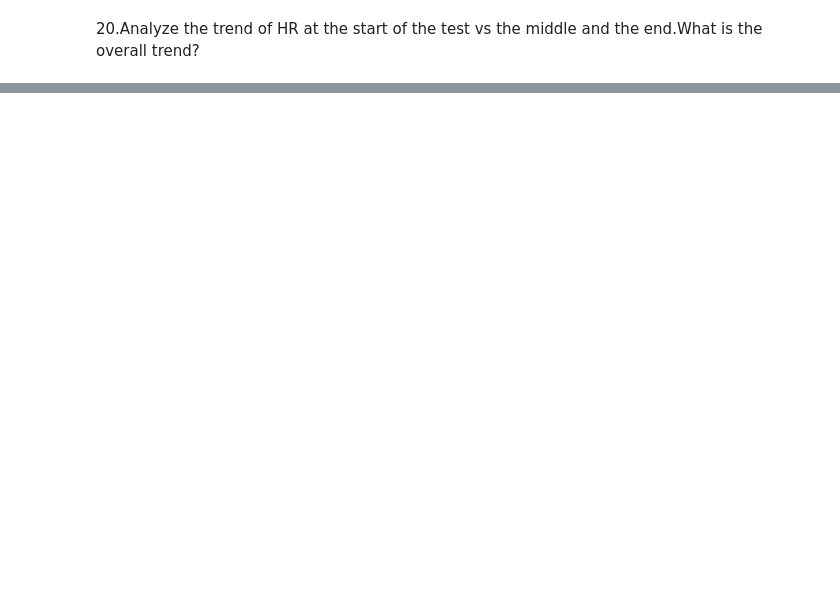
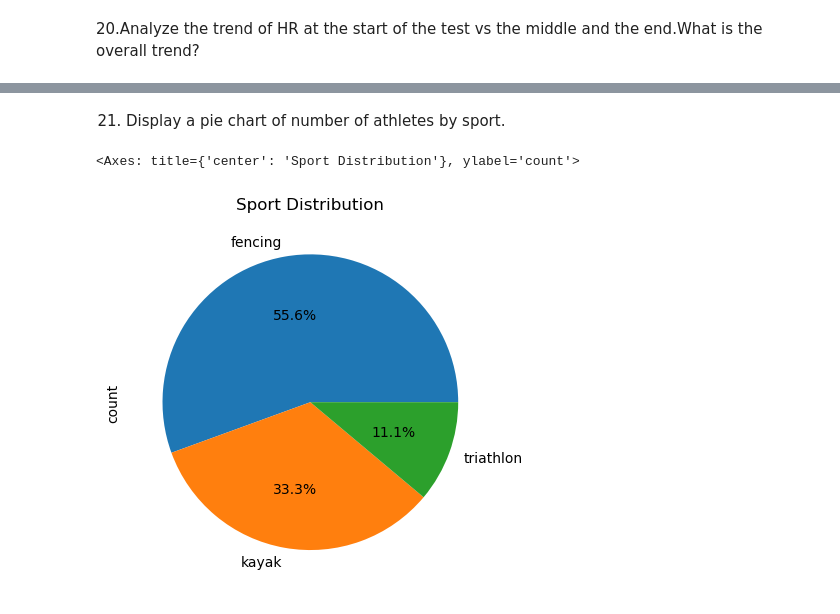
Before and after one commit to anuvarsha2642/3_Code_Rangers_PythonHackathon_Aug24, a Jupyter notebook: mapa_16.ipynb, the cells around one changed output, grey strips where cells are left out. Cells and saved outputs as stored; diff of their text form; code cells hidden in the pictures; blank space fills up the shorter version.

```diff
--- a/mapa_16.ipynb
+++ b/mapa_16.ipynb
@@ -131,0 +161,9 @@ print(athlete_count[['sport', 'First Name']])
+# %% [markdown]
+21. Display a pie chart of number of athletes by sport.
+# %%
+pie_sport_counts = df_data['sport'].value_counts()
+# %%
+pie_sport_counts.plot(kind='pie', title='Sport Distribution', autopct='%1.1f%%')
+# %% [output]
+<Axes: title={'center': 'Sport Distribution'}, ylabel='count'>
+[figure, added]
```
Also changed, not shown: parts of 33 cells of this notebook.
